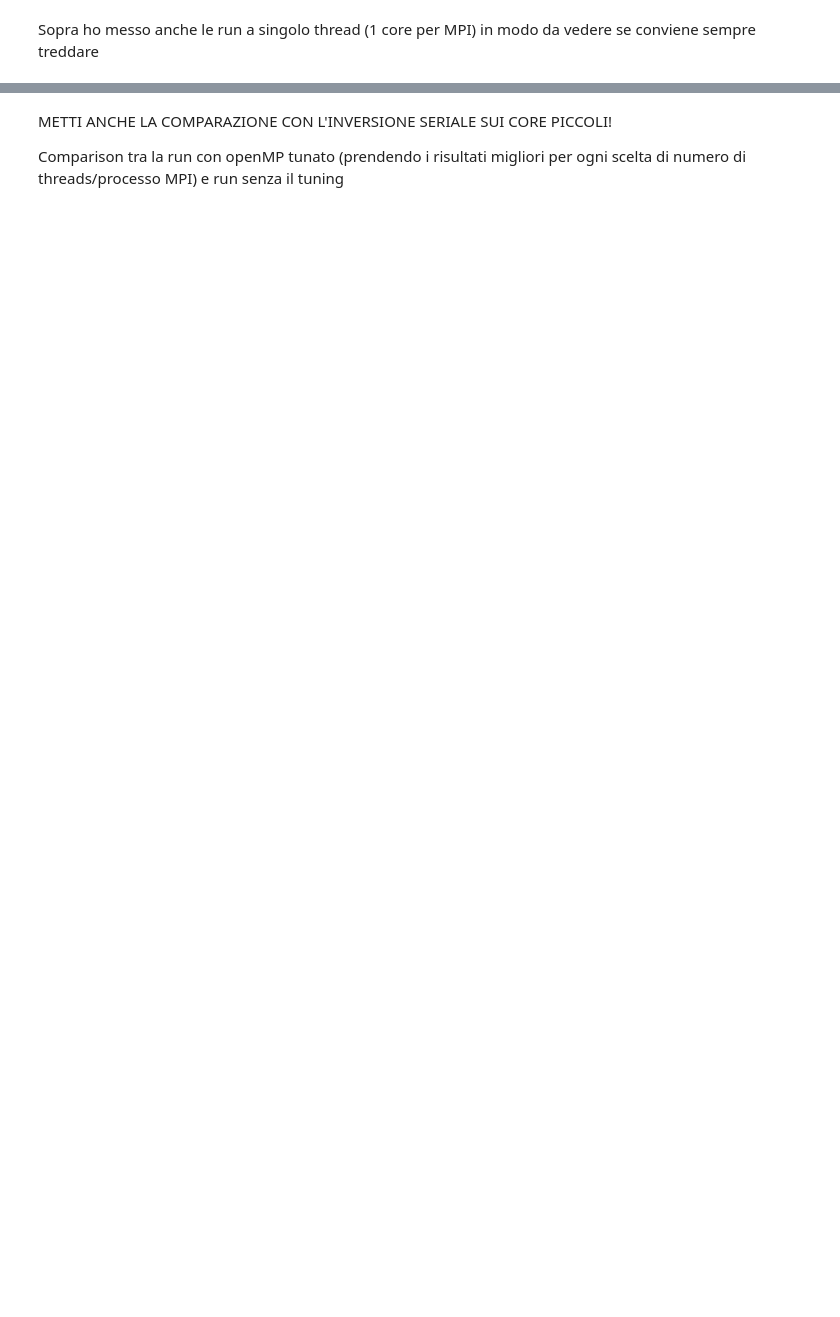
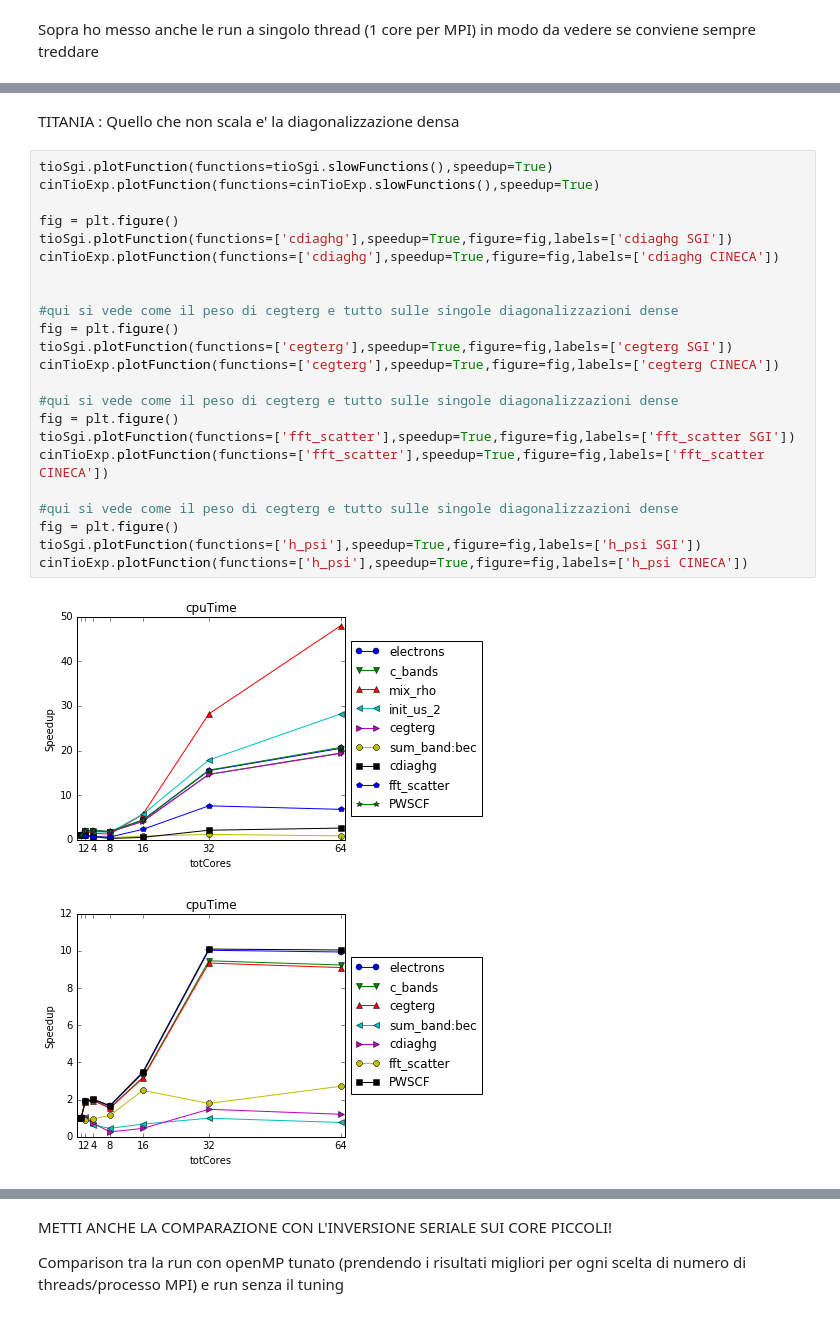
Before and after one commit to gioruffa/qetools, a Jupyter notebook: plotter.ipynb, the cells around one changed output, grey strips where cells are left out. Saved outputs shown, nothing was run; the diff lists cells and outputs as text; blank space fills up the shorter version.

```diff
--- a/plotter.ipynb
+++ b/plotter.ipynb
@@ -392,0 +461,29 @@ ausurfNuma.plotFunction(functions=ausurfNuma.slowFunctions()+['fft_scatter'],fig
+# %% [markdown]
+TITANIA :
+Quello che non scala e' la diagonalizzazione densa
+# %%
+tioSgi.plotFunction(functions=tioSgi.slowFunctions(),speedup=True)
+cinTioExp.plotFunction(functions=cinTioExp.slowFunctions(),speedup=True)
+
+fig = plt.figure()
+tioSgi.plotFunction(functions=['cdiaghg'],speedup=True,figure=fig,labels=['cdiaghg SGI'])
+cinTioExp.plotFunction(functions=['cdiaghg'],speedup=True,figure=fig,labels=['cdiaghg CINECA'])
+
+
+#qui si vede come il peso di cegterg e tutto sulle singole diagonalizzazioni dense
+fig = plt.figure()
+tioSgi.plotFunction(functions=['cegterg'],speedup=True,figure=fig,labels=['cegterg SGI'])
+cinTioExp.plotFunction(functions=['cegterg'],speedup=True,figure=fig,labels=['cegterg CINECA'])
+
+#qui si vede come il peso di cegterg e tutto sulle singole diagonalizzazioni dense
+fig = plt.figure()
+tioSgi.plotFunction(functions=['fft_scatter'],speedup=True,figure=fig,labels=['fft_scatter SGI'])
+cinTioExp.plotFunction(functions=['fft_scatter'],speedup=True,figure=fig,labels=['fft_scatter CINECA'])
+
+#qui si vede come il peso di cegterg e tutto sulle singole diagonalizzazioni dense
+fig = plt.figure()
+tioSgi.plotFunction(functions=['h_psi'],speedup=True,figure=fig,labels=['h_psi SGI'])
+cinTioExp.plotFunction(functions=['h_psi'],speedup=True,figure=fig,labels=['h_psi CINECA'])
+# %% [output]
+[figure, added]
+[figure, added]
```
Also changed, not shown: parts of 24 cells of this notebook, 2 other files.
